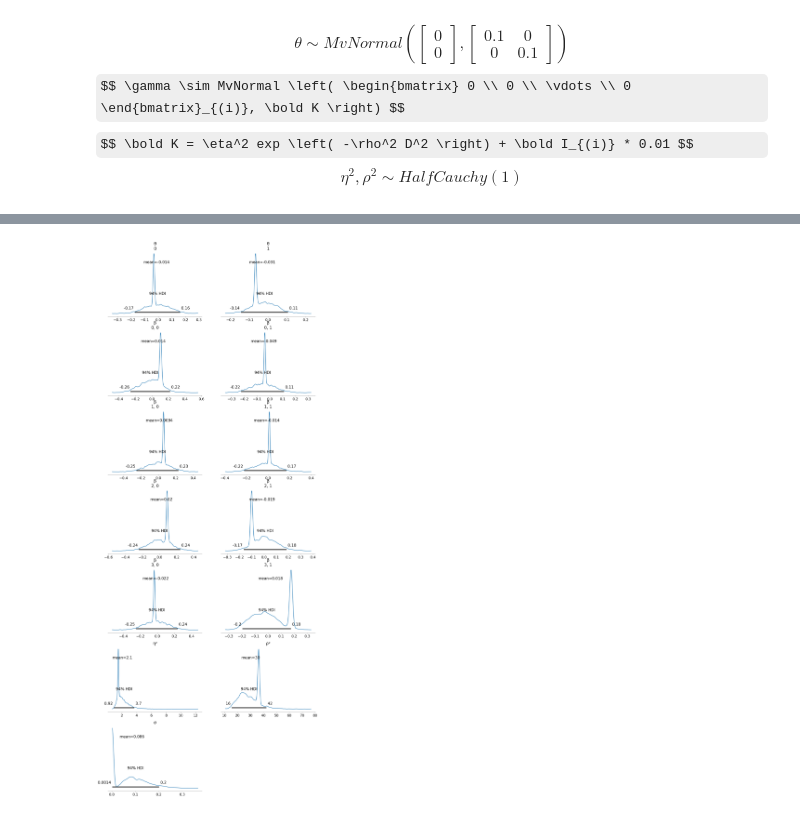
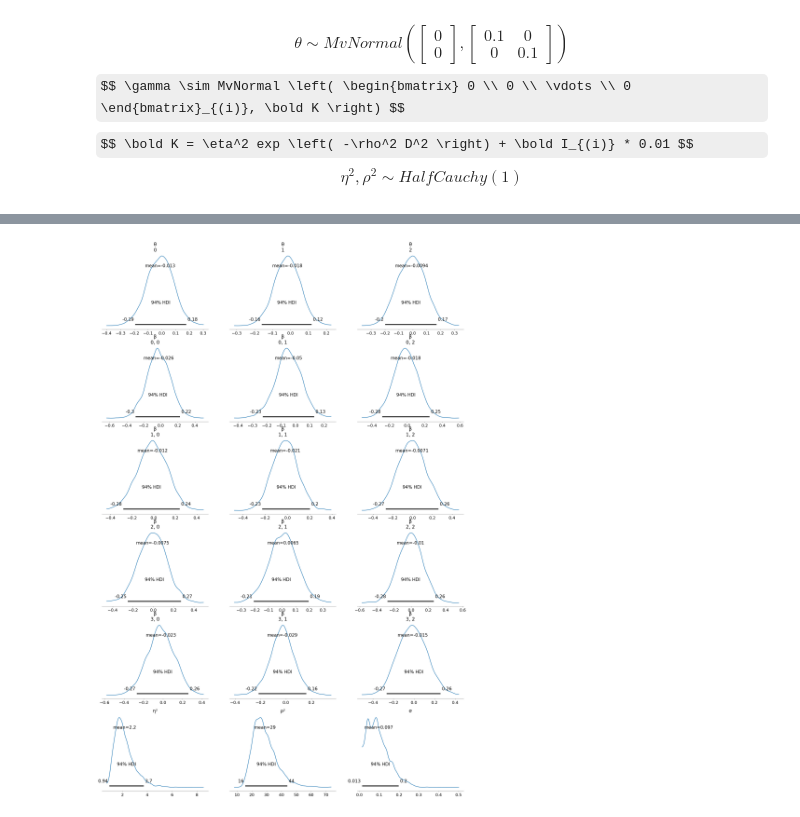
Before and after one commit to AnttiHaerkoenen/socio-ethnic_segregation, a Jupyter notebook: notebooks/modelling.ipynb, the cells around one changed output, grey strips where cells are left out. Saved outputs shown, nothing was run; the diff lists cells and outputs as text; code cells hidden in the pictures; some formulas as TeX source.

```diff
--- a/notebooks/modelling.ipynb
+++ b/notebooks/modelling.ipynb
@@ -19,7 +19,7 @@ import aesara.tensor as at
 DATA_DIR = Path("../data/processed")
 MODEL_DIR = Path("../models")
 
-data = gpd.read_file(DATA_DIR / "spatial_income_1880.gpkg").loc[::10]
+data = gpd.read_file(DATA_DIR / "spatial_income_1880.gpkg").loc[::2]
 
 xy = pd.DataFrame({"x": data.geometry.x, "y": data.geometry.y})
 d = distance_matrix(xy, xy) / 1000
@@ -33,3 +33,4 @@ data["group"] = data.district.factorize()[0]
 N = data.shape[0]
 SEED = 42
 N_CLUSTERS = len(data.group.unique())
+print(f"total_income_ln mean: {data.total_income_ln.mean():.2}")
@@ -143,10 +146,11 @@ $$ \eta^2, \rho^2 \sim HalfCauchy(1) $$
 with pm.Model() as model_2:
     idx = data.group
     W = pm.MutableData("W", data.total_income_ln)
+    C = pm.MutableData("C", data.distance_from_orthodox_church) / 1000
 
-    θ = pm.Normal("θ", [0, 0], [0.1, 0.1], shape=2)
+    θ = pm.Normal("θ", [0, 0, 0], [0.1, 0.1, 0.1], shape=3)
     β = pm.MvNormal(
-        "β", mu=θ, cov=np.diagflat(np.array([0.01, 0.01])), shape=(N_CLUSTERS, 2)
+        "β", mu=θ, cov=np.diagflat(np.array([0.01, 0.01, 0.01])), shape=(N_CLUSTERS, 3)
     )
 
     η2 = pm.HalfCauchy("η²", 1)
@@ -154,7 +158,7 @@ with pm.Model() as model_2:
     K = η2 * at.exp(-ρ2 * at.power(d, 2)) + np.diag([0.01] * N)
 
     γ = pm.MvNormal("γ", mu=np.zeros(N), cov=K, shape=N)
-    μ = β[idx, 0] + β[idx, 1] * W + γ
+    μ = β[idx, 0] + β[idx, 1] * W + β[idx, 2] * C + γ
     σ = pm.Exponential("σ", 10)
     O = pm.Normal("O", mu=μ, sigma=σ, observed=O_norm)
 
@@ -187,8 +191,8 @@ graph_2
 # %% [output]
 [drawing not drawn]
 # %%
-az.plot_posterior(posterior_2, grid=(N_CLUSTERS + 3, 2), var_names="~γ")
+az.plot_posterior(posterior_2, var_names=["~γ"])
 plt.show()
 # %% [output]
-[figure, old version]
+[figure, new version]
 # %%
```
Also changed, not shown: parts of 7 cells of this notebook, 11 other files.
